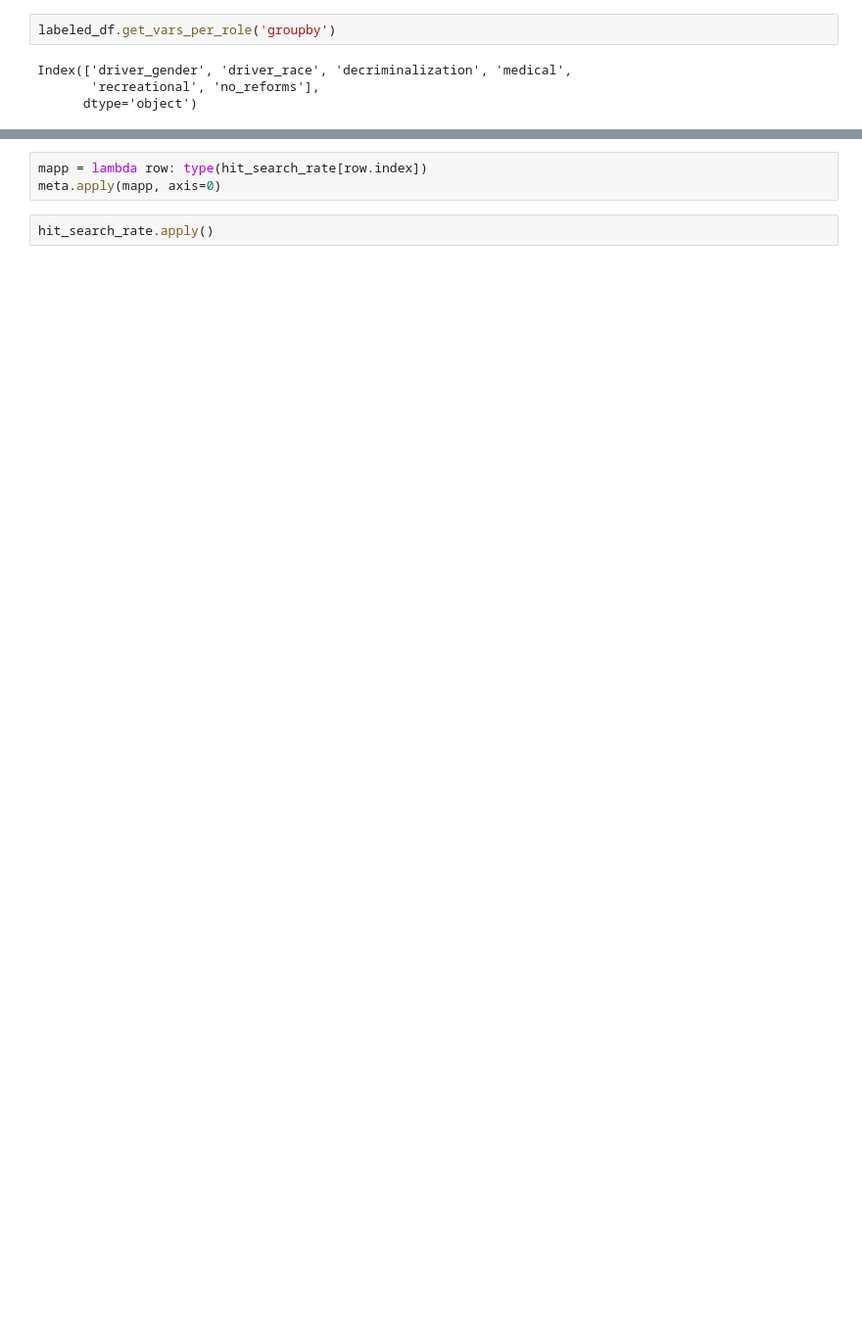
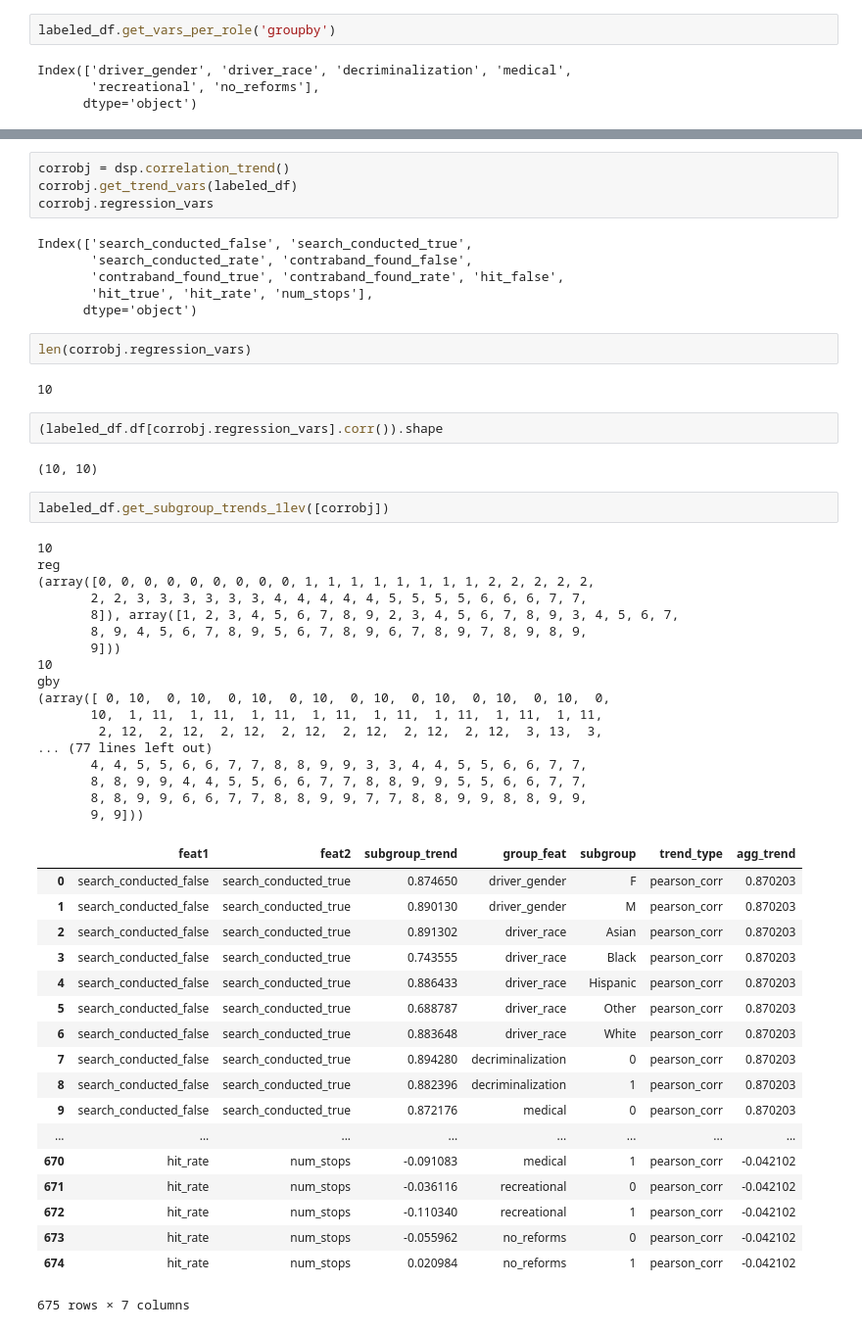
Before and after one commit to fairnessforensics/wiggum, a Jupyter notebook: research_notebooks/labeled_df_sandbox.ipynb, the cells around one changed output, grey strips where cells are left out. Shown at 98% size. Drawn from its saved outputs; the diff is of its cells as text; blank space fills up the shorter version.

Commit message:
get trends working with objects

```diff
--- a/research_notebooks/labeled_df_sandbox.ipynb
+++ b/research_notebooks/labeled_df_sandbox.ipynb
@@ -112,5 +102,56 @@ bl = [True, False, True, False]
-# %%
-mapp = lambda row: type(hit_search_rate[row.index])
-meta.apply(mapp, axis=0)
-# %%
-hit_search_rate.apply()
+# %%
+corrobj = dsp.correlation_trend()
+corrobj.get_trend_vars(labeled_df)
+corrobj.regression_vars
+# %% [output]
+Index(['search_conducted_false', 'search_conducted_true',
+       'search_conducted_rate', 'contraband_found_false',
+       'contraband_found_true', 'contraband_found_rate', 'hit_false',
+       'hit_true', 'hit_rate', 'num_stops'],
+      dtype='object')
+# %%
+len(corrobj.regression_vars)
+# %% [output]
+10
+# %%
+(labeled_df.df[corrobj.regression_vars].corr()).shape
+# %% [output]
+(10, 10)
+# %%
+labeled_df.get_subgroup_trends_1lev([corrobj])
+# %% [output]
+10
+reg
+(array([0, 0, 0, 0, 0, 0, 0, 0, 0, 1, 1, 1, 1, 1, 1, 1, 1, 2, 2, 2, 2, 2,
+       2, 2, 3, 3, 3, 3, 3, 3, 4, 4, 4, 4, 4, 5, 5, 5, 5, 6, 6, 6, 7, 7,
+       8]), array([1, 2, 3, 4, 5, 6, 7, 8, 9, 2, 3, 4, 5, 6, 7, 8, 9, 3, 4, 5, 6, 7,
+       8, 9, 4, 5, 6, 7, 8, 9, 5, 6, 7, 8, 9, 6, 7, 8, 9, 7, 8, 9, 8, 9,
+       9]))
+10
+gby
+(array([ 0, 10,  0, 10,  0, 10,  0, 10,  0, 10,  0, 10,  0, 10,  0, 10,  0,
+       10,  1, 11,  1, 11,  1, 11,  1, 11,  1, 11,  1, 11,  1, 11,  1, 11,
+        2, 12,  2, 12,  2, 12,  2, 12,  2, 12,  2, 12,  2, 12,  3, 13,  3,
+... (77 lines left out)
+       4, 4, 5, 5, 6, 6, 7, 7, 8, 8, 9, 9, 3, 3, 4, 4, 5, 5, 6, 6, 7, 7,
+       8, 8, 9, 9, 4, 4, 5, 5, 6, 6, 7, 7, 8, 8, 9, 9, 5, 5, 6, 6, 7, 7,
+       8, 8, 9, 9, 6, 6, 7, 7, 8, 8, 9, 9, 7, 7, 8, 8, 9, 9, 8, 8, 9, 9,
+       9, 9]))
+|  | feat1 | feat2 | subgroup_trend | group_feat | subgroup | trend_type | agg_trend |
+| 0 | search_conducted_false | search_conducted_true | 0.874650 | driver_gender | F | pearson_corr | 0.870203 |
+| 1 | search_conducted_false | search_conducted_true | 0.890130 | driver_gender | M | pearson_corr | 0.870203 |
+| 2 | search_conducted_false | search_conducted_true | 0.891302 | driver_race | Asian | pearson_corr | 0.870203 |
+| 3 | search_conducted_false | search_conducted_true | 0.743555 | driver_race | Black | pearson_corr | 0.870203 |
+| 4 | search_conducted_false | search_conducted_true | 0.886433 | driver_race | Hispanic | pearson_corr | 0.870203 |
+| 5 | search_conducted_false | search_conducted_true | 0.688787 | driver_race | Other | pearson_corr | 0.870203 |
+| 6 | search_conducted_false | search_conducted_true | 0.883648 | driver_race | White | pearson_corr | 0.870203 |
+| 7 | search_conducted_false | search_conducted_true | 0.894280 | decriminalization | 0 | pearson_corr | 0.870203 |
+| 8 | search_conducted_false | search_conducted_true | 0.882396 | decriminalization | 1 | pearson_corr | 0.870203 |
+| 9 | search_conducted_false | search_conducted_true | 0.872176 | medical | 0 | pearson_corr | 0.870203 |
+| ... | ... | ... | ... | ... | ... | ... | ... |
+| 670 | hit_rate | num_stops | -0.091083 | medical | 1 | pearson_corr | -0.042102 |
+| 671 | hit_rate | num_stops | -0.036116 | recreational | 0 | pearson_corr | -0.042102 |
+| 672 | hit_rate | num_stops | -0.110340 | recreational | 1 | pearson_corr | -0.042102 |
+| 673 | hit_rate | num_stops | -0.055962 | no_reforms | 0 | pearson_corr | -0.042102 |
+| 674 | hit_rate | num_stops | 0.020984 | no_reforms | 1 | pearson_corr | -0.042102 |
+675 rows × 7 columns
```
Also changed, not shown: parts of 7 cells of this notebook, 6 other files.
